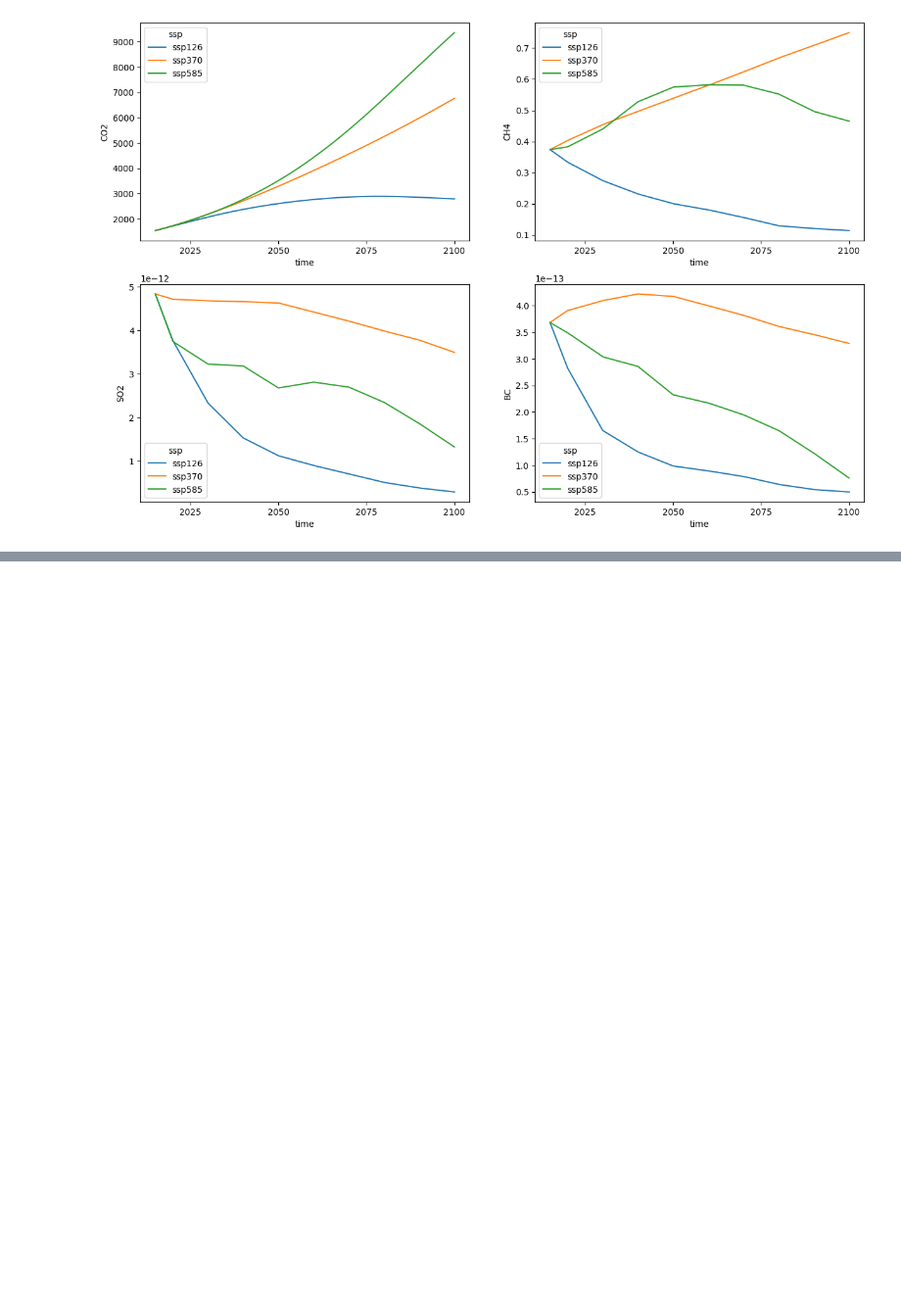
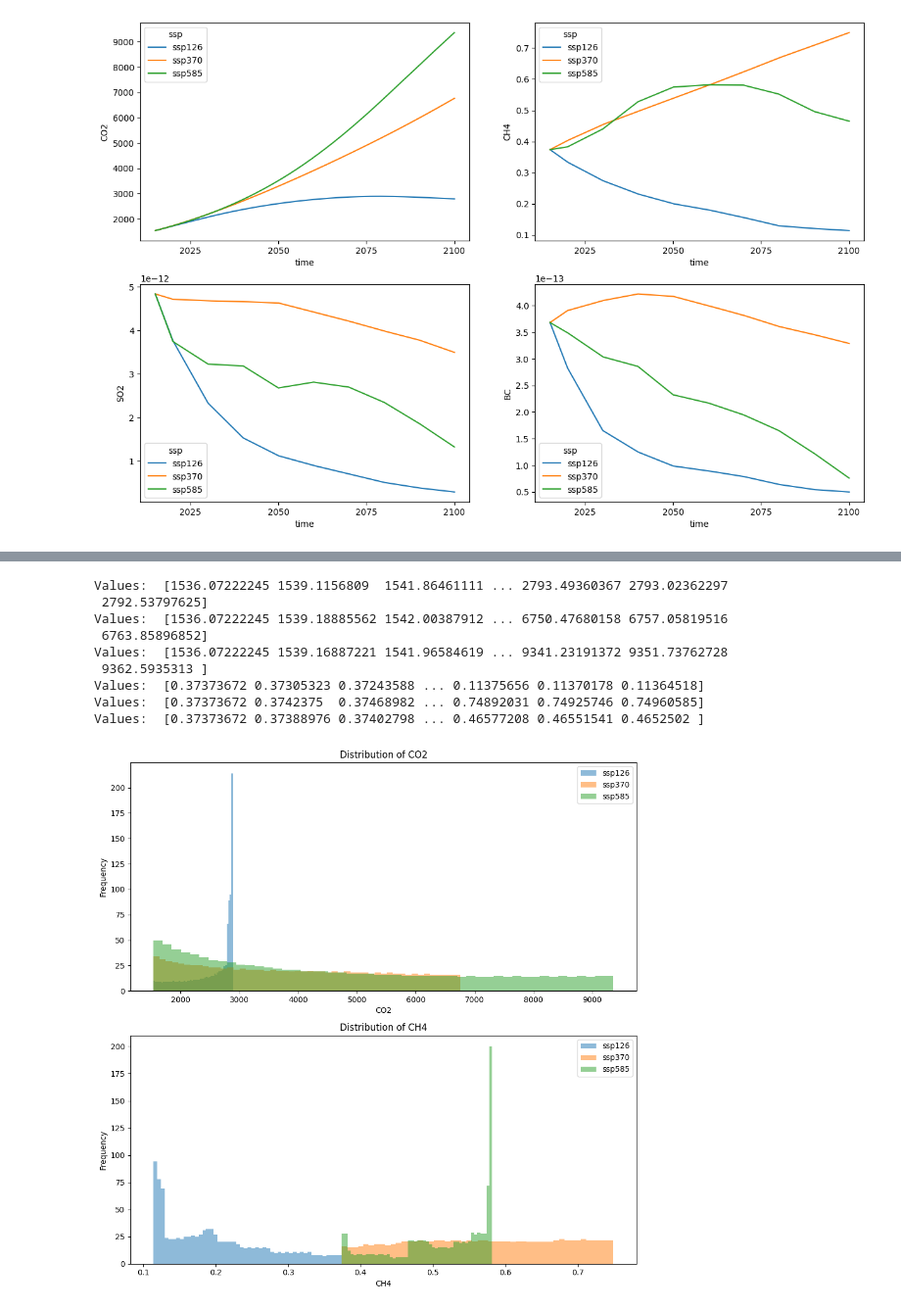
Before and after one commit to srikar-eranky/group12-cse151b-spring2025-competition, a Jupyter notebook: notebooks/data-exploration-basic.ipynb, the cells around one changed output, grey strips where cells are left out. Shown at 98% size. Cells and saved outputs as stored; diff of their text form; code cells hidden in the pictures; blank space fills up the shorter version.

```diff
--- a/notebooks/data-exploration-basic.ipynb
+++ b/notebooks/data-exploration-basic.ipynb
@@ -68,0 +117,32 @@ _ = global_mean_data.BC.plot(ax=axes[3], hue="ssp")
+# %%
+scenarios = ['ssp126', 'ssp370', 'ssp585']
+variables = ['CO2', 'CH4']
+
+fig, axs = plt.subplots(nrows=len(variables), ncols=1, figsize=(10, 5 * len(variables)))
+if len(variables) == 1:
+  axs = [axs]
+
+for ax, var in zip(axs, variables):
+  for ssp in scenarios:
+    # Select the data for given scenario, flatten the values, and compute histogram
+    values = data[var].sel(ssp=ssp).values.flatten()
+    print("Values: ", values)
+    ax.hist(values, bins=50, alpha=0.5, label=ssp)
+  ax.set_title(f"Distribution of {var}")
+  ax.set_xlabel(var)
+  ax.set_ylabel("Frequency")
+  ax.legend()
+
+plt.tight_layout()
+plt.show()
+# %% [output]
+Values:  [1536.07222245 1539.1156809  1541.86461111 ... 2793.49360367 2793.02362297
+ 2792.53797625]
+Values:  [1536.07222245 1539.18885562 1542.00387912 ... 6750.47680158 6757.05819516
+ 6763.85896852]
+Values:  [1536.07222245 1539.16887221 1541.96584619 ... 9341.23191372 9351.73762728
+ 9362.5935313 ]
+Values:  [0.37373672 0.37305323 0.37243588 ... 0.11375656 0.11370178 0.11364518]
+Values:  [0.37373672 0.3742375  0.37468982 ... 0.74892031 0.74925746 0.74960585]
+Values:  [0.37373672 0.37388976 0.37402798 ... 0.46577208 0.46551541 0.4652502 ]
+[figure, added]
```
Also changed, not shown: parts of 10 cells of this notebook.
